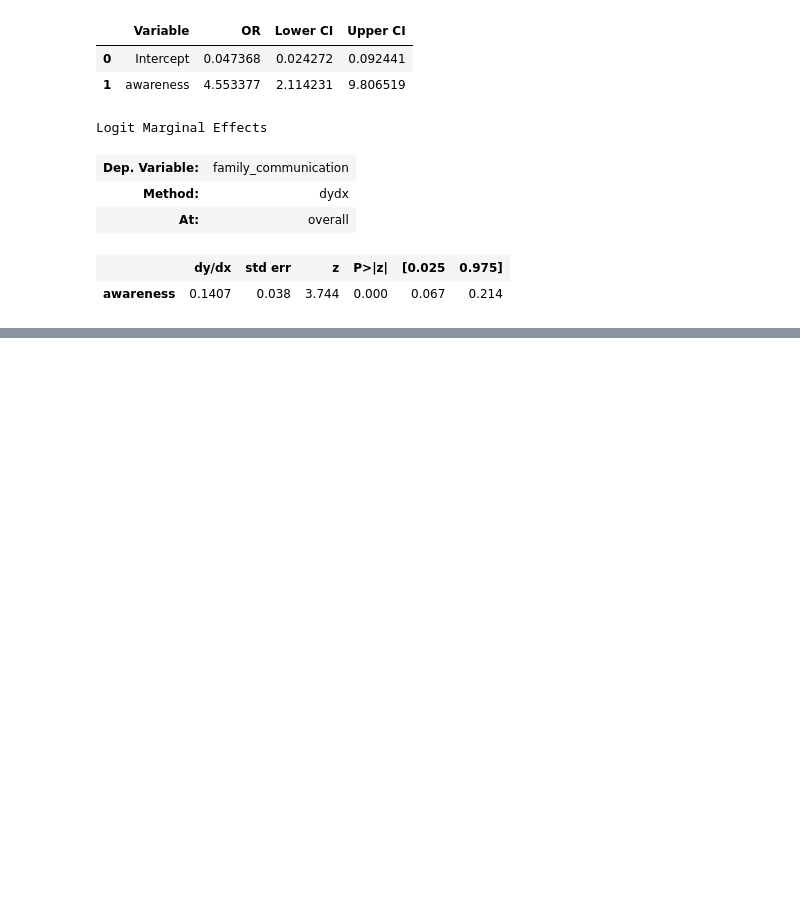
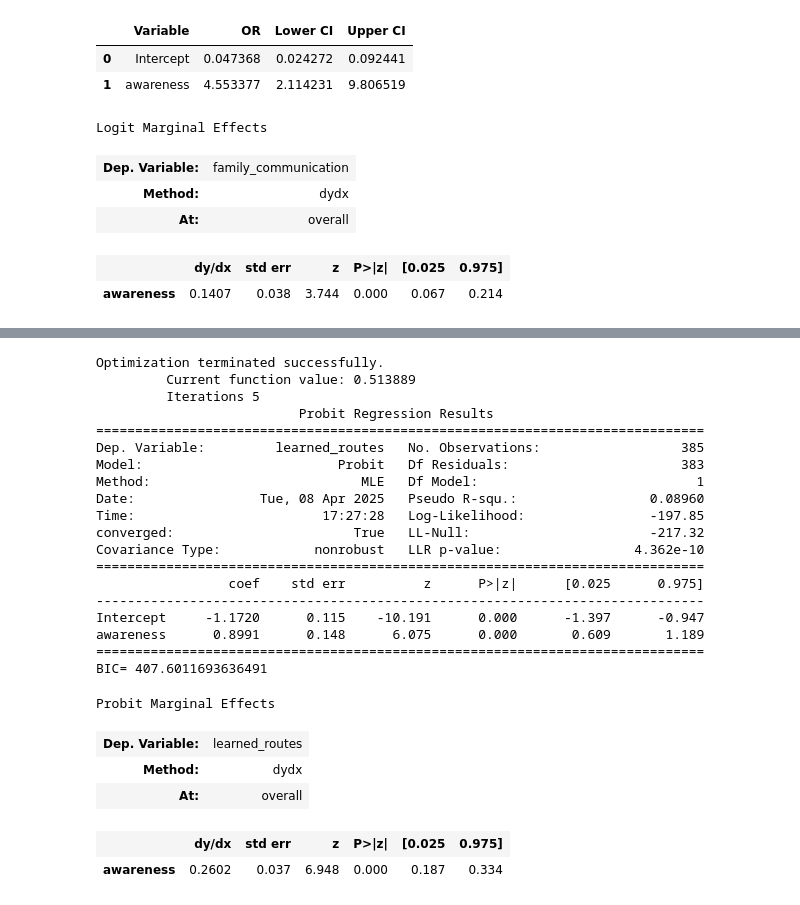
Before and after one commit to phillippmueller/flood_adaptation_behavior, a Jupyter notebook: analysis/awareness_k.ipynb, the cells around one changed output, grey strips where cells are left out. Cells and saved outputs as stored; diff of their text form; code cells hidden in the pictures; blank space fills up the shorter version.

```diff
--- a/analysis/awareness_k.ipynb
+++ b/analysis/awareness_k.ipynb
@@ -397,0 +473,28 @@ Logit Marginal Effects
+# %%
+probit('learned_routes ~ awareness', data=df)
+# %% [output]
+Optimization terminated successfully.
+         Current function value: 0.513889
+         Iterations 5
+                          Probit Regression Results
+==============================================================================
+Dep. Variable:         learned_routes   No. Observations:                  385
+Model:                         Probit   Df Residuals:                      383
+Method:                           MLE   Df Model:                            1
+Date:                Tue, 08 Apr 2025   Pseudo R-squ.:                 0.08960
+Time:                        17:27:28   Log-Likelihood:                -197.85
+converged:                       True   LL-Null:                       -217.32
+Covariance Type:            nonrobust   LLR p-value:                 4.362e-10
+==============================================================================
+                 coef    std err          z      P>|z|      [0.025      0.975]
+------------------------------------------------------------------------------
+Intercept     -1.1720      0.115    -10.191      0.000      -1.397      -0.947
+awareness      0.8991      0.148      6.075      0.000       0.609       1.189
+==============================================================================
+BIC= 407.6011693636491
+Probit Marginal Effects
+| Dep. Variable: | learned_routes |
+| Method: | dydx |
+| At: | overall |
+|  | dy/dx | std err | z | P>|z| | [0.025 | 0.975] |
+| awareness | 0.2602 | 0.037 | 6.948 | 0.000 | 0.187 | 0.334 |
```
Also changed, not shown: parts of 11 cells of this notebook.
